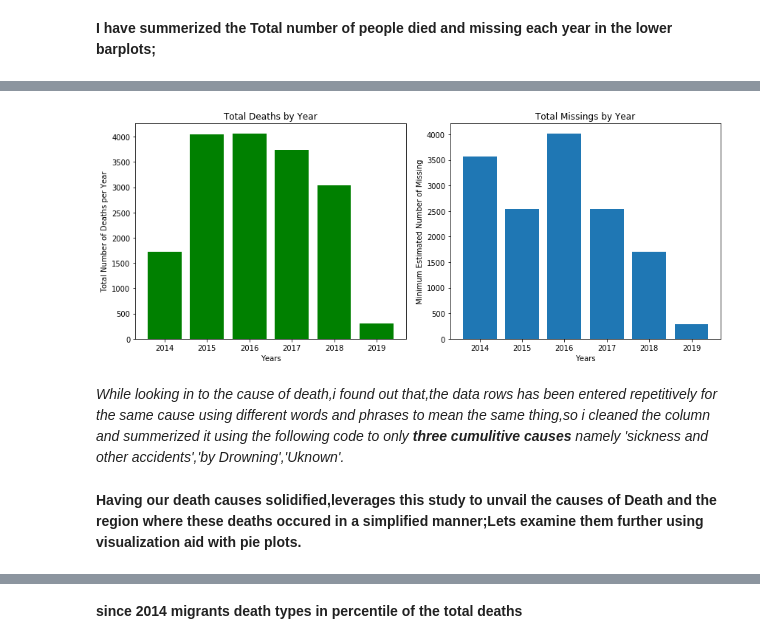
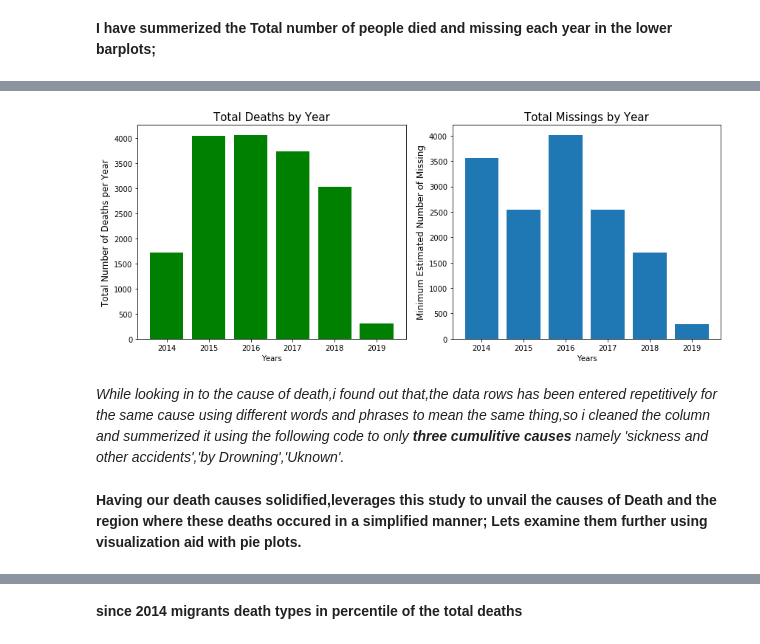
Before and after one commit to AmanuelKG/sharing_thinkful, a Jupyter notebook: capstone1.ipynb, the cells around one changed output, grey strips where cells are left out. Cells and saved outputs as stored; diff of their text form; code cells hidden in the pictures.

```diff
--- a/capstone1.ipynb
+++ b/capstone1.ipynb
@@ -78,4 +75,4 @@ working on to achieve conveying my message efficiently.therefore because we are
 # %% [markdown]
 **I have summerized the Total number of people died and missing each year in the lower barplots;**
 # %%
-Total = data1.groupby(['Reported Year']).sum()
+Main_data.groupby(['Reported Year']).sum()
@@ -82,18 +88,18 @@ Total = data1.groupby(['Reported Year']).sum()
 # %%
 plt.figure(figsize = (12,5))
 plt.subplot(1,2,1)
-plt.bar(Total.index,Total['Number_Dead'], color = 'g')
-plt.ylabel('Total Number of Deaths per Year');
+plt.bar(Total.index,Total['Number Dead'], color = 'g')
+plt.ylabel('Total Number of Deaths per Year',fontsize = 12);
 plt.xlabel('Years');
-plt.title('Total Deaths by Year')
+plt.title('Total Deaths by Year',fontsize = 15)
 plt.subplot(1,2,2);
 plt.bar(Total.index, Total['Minimum Estimated Number of Missing']);
-plt.ylabel('Minimum Estimated Number of Missing');
+plt.ylabel('Minimum Estimated Number of Missing',fontsize = 12);
 plt.xlabel('Years');
-plt.title('Total Missings by Year')
+plt.title('Total Missings by Year',fontsize = 15)
 plt.tight_layout();
 # %% [output]
-[figure, old version]
+[figure, new version]
 # %% [markdown]
 *While looking in to the cause of death,i found out that,the data rows has been entered repetitively for the same cause using different words and phrases to mean the same thing,so i cleaned the column and summerized it using the following code to only **three cumulitive causes** namely 'sickness and other accidents','by Drowning','Uknown'.*
 # %%
@@ -104,3 +110,3 @@ data1.loc[data1['Cause of Death'].str.contains("Unknown" , na=False),'Death_caus
 # %% [markdown]
-**Having our death causes solidified,leverages this study to unvail the causes of Death and the region where these deaths occured in a simplified manner;Lets examine them further using visualization aid with pie plots.**
+**Having our death causes solidified,leverages this study to unvail the causes of Death and the region where these deaths occured in a simplified manner; Lets examine them further using visualization aid with pie plots.**
 # %%
```
Also changed, not shown: parts of 24 cells of this notebook.
